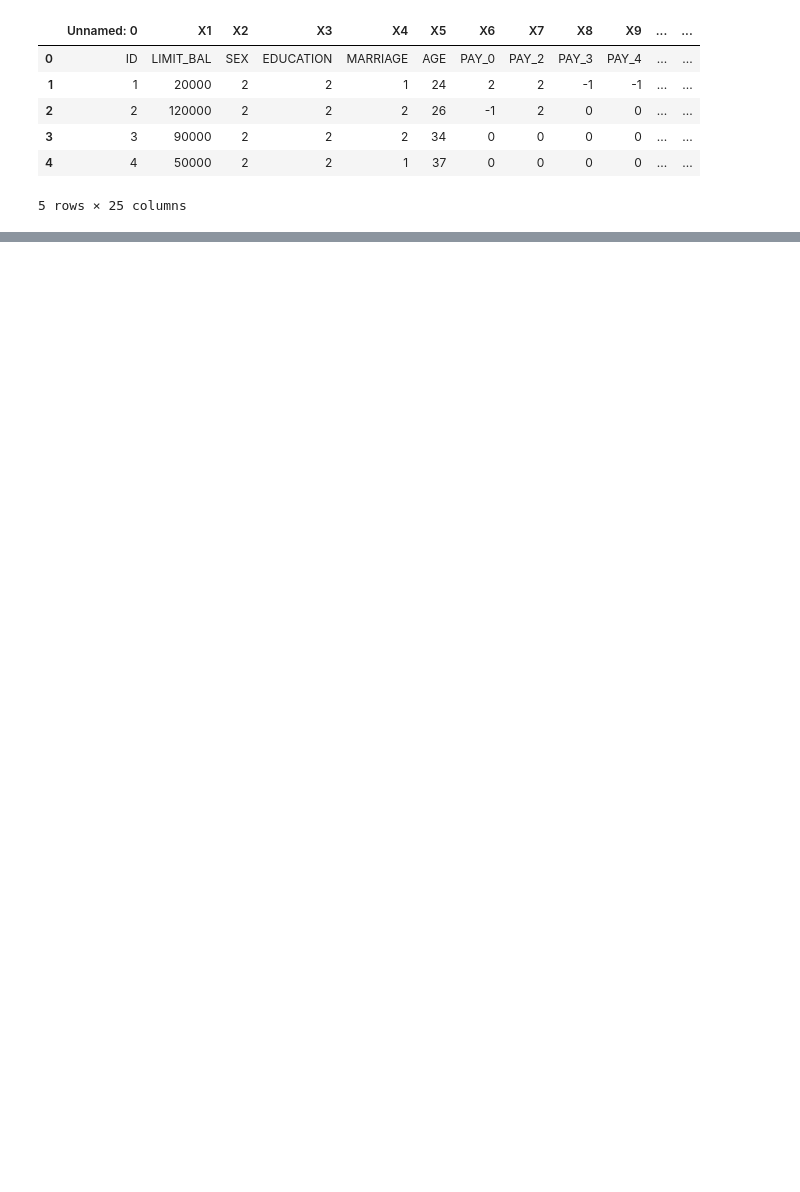
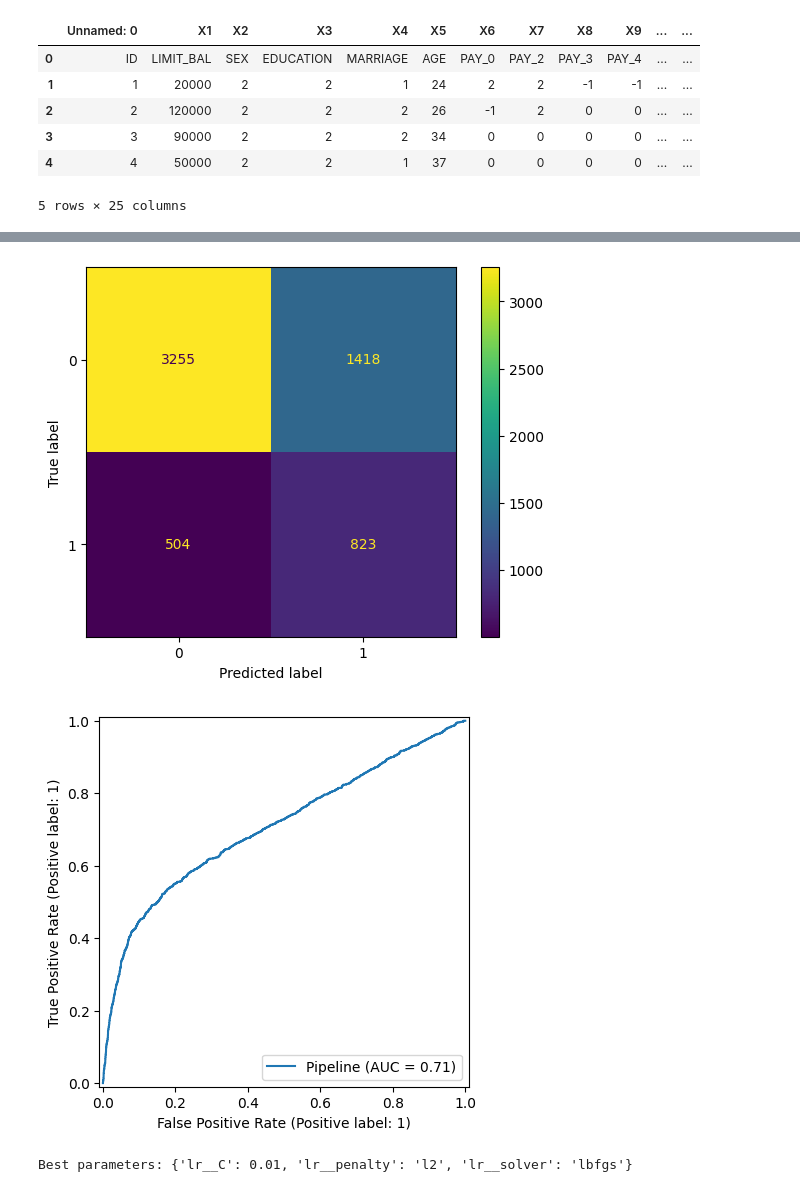
Before and after one commit to KOCCENG/ml-credit-risk-prediction, a Jupyter notebook: ml-credit-risk-prediction.ipynb, the cells around one changed output, grey strips where cells are left out. Cells and saved outputs as stored; diff of their text form; code cells hidden in the pictures; blank space fills up the shorter version.

Commit message:
mervoz/Add logistic regression model with preprocessing, evaluation and GridSearchCV

```diff
--- a/ml-credit-risk-prediction.ipynb
+++ b/ml-credit-risk-prediction.ipynb
@@ -15,0 +88,2 @@ df.head()
+# %%
+df["Y"] = df["Y"].astype(int)
@@ -15,0 +109,11 @@ df.head()
+# %%
+from sklearn.dummy import DummyClassifier
+from sklearn.metrics import classification_report
+
+dummy = DummyClassifier(strategy="most_frequent")
+dummy.fit(X_train, y_train)
+
+y_dummy_pred = dummy.predict(X_test)
+
+print("Baseline (DummyClassifier)")
+print(classification_report(y_test, y_dummy_pred))
@@ -15,0 +130,23 @@ df.head()
+# %%
+from sklearn.pipeline import Pipeline
+from sklearn.preprocessing import StandardScaler
+from sklearn.linear_model import LogisticRegression
+from sklearn.metrics import classification_report, roc_auc_score
+
+pipe_lr = Pipeline([
+    ("scaler", StandardScaler()),
+    ("lr", LogisticRegression(
+        max_iter=1000,
+        class_weight="balanced",
+        random_state=42
+    ))
+])
+
+pipe_lr.fit(X_train, y_train)
+
+y_pred = pipe_lr.predict(X_test)
+y_prob = pipe_lr.predict_proba(X_test)[:, 1]
+
+print("Logistic Regression")
+print(classification_report(y_test, y_pred))
+print("ROC-AUC:", roc_auc_score(y_test, y_prob))
@@ -15,0 +165,34 @@ df.head()
+# %%
+from sklearn.metrics import ConfusionMatrixDisplay, RocCurveDisplay
+import matplotlib.pyplot as plt
+
+ConfusionMatrixDisplay.from_estimator(pipe_lr, X_test, y_test)
+plt.show()
+
+RocCurveDisplay.from_estimator(pipe_lr, X_test, y_test)
+plt.show()
+# %% [output]
+[figure, added]
+[figure, added]
+# %%
+from sklearn.model_selection import GridSearchCV
+
+param_grid = {
+    "lr__C": [0.01, 0.1, 1, 10],
+    "lr__penalty": ["l2"],
+    "lr__solver": ["lbfgs"]
+}
+
+gs = GridSearchCV(
+    pipe_lr,
+    param_grid,
+    scoring="f1",   # default sınıfı önemli olduğu için
+    cv=5,
+    n_jobs=-1
+)
+
+gs.fit(X_train, y_train)
+
+print("Best parameters:", gs.best_params_)
+# %% [output]
+Best parameters: {'lr__C': 0.01, 'lr__penalty': 'l2', 'lr__solver': 'lbfgs'}
```
Also changed, not shown: parts of 14 cells of this notebook, 1 other file.
